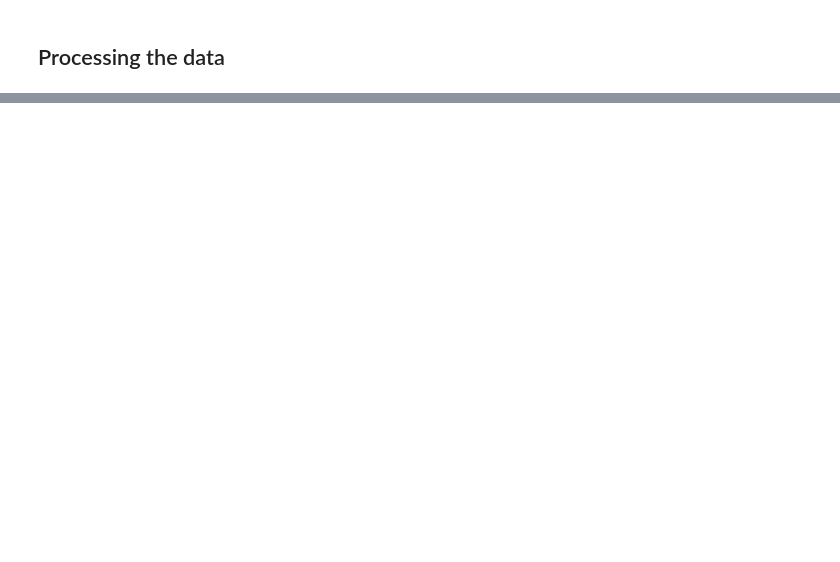
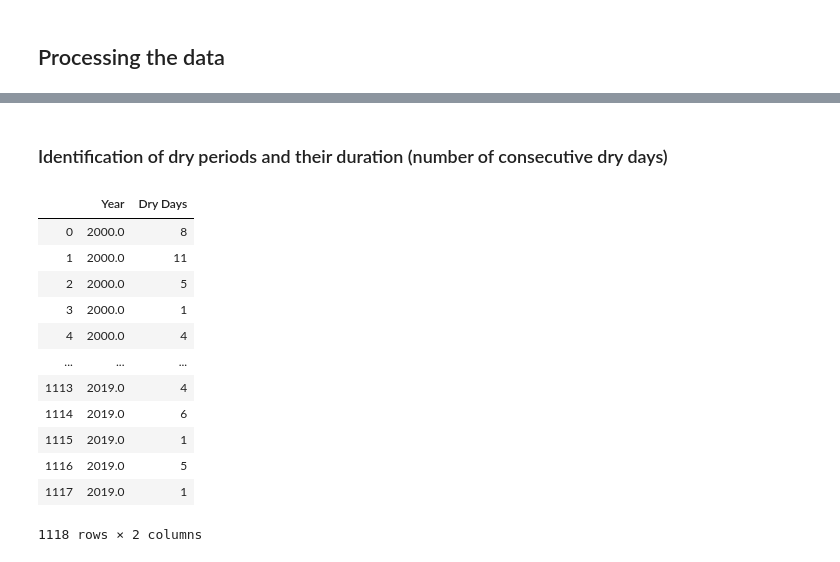
Before and after one commit to e-guenat/GVArainfall, a Jupyter notebook: DailyData_analysis.ipynb, the cells around one changed output, grey strips where cells are left out. Cells and saved outputs as stored; diff of their text form; code cells hidden in the pictures; blank space fills up the shorter version.

```diff
--- a/DailyData_analysis.ipynb
+++ b/DailyData_analysis.ipynb
@@ -99,17 +106,32 @@ plt.show()
+# %% [markdown]
+### Identification of dry periods and their duration (number of consecutive dry days)
 # %%
 dryPeriod = np.array([])
 cnt = 0
 dfDry = pd.DataFrame()
 for yr in df['Year'].unique():
     a = df[df['Year']==yr]['Precipitation']
     for d in np.arange(0,len(a)):
         if a.iloc[d]<0.1001:
             cnt += 1
         if (a.iloc[d]>0.1001) & (cnt>0):
             dryPeriod = np.append(dryPeriod,cnt)
             dfDry = dfDry.append(pd.DataFrame([{'Year' : yr,'Dry Days' : cnt,
                                                }],index=[1]))
             cnt = 0
-dfDry = dfDry.reset_index()
-dfDry = dfDry.drop(columns='index')
+dfDry = dfDry.reset_index().drop(columns='index')
 dfDry
+# %% [output]
+|  | Year | Dry Days |
+| 0 | 2000.0 | 8 |
+| 1 | 2000.0 | 11 |
+| 2 | 2000.0 | 5 |
+| 3 | 2000.0 | 1 |
+| 4 | 2000.0 | 4 |
+| ... | ... | ... |
+| 1113 | 2019.0 | 4 |
+| 1114 | 2019.0 | 6 |
+| 1115 | 2019.0 | 1 |
+| 1116 | 2019.0 | 5 |
+| 1117 | 2019.0 | 1 |
+1118 rows × 2 columns
```
Also changed, not shown: parts of 13 cells of this notebook.
